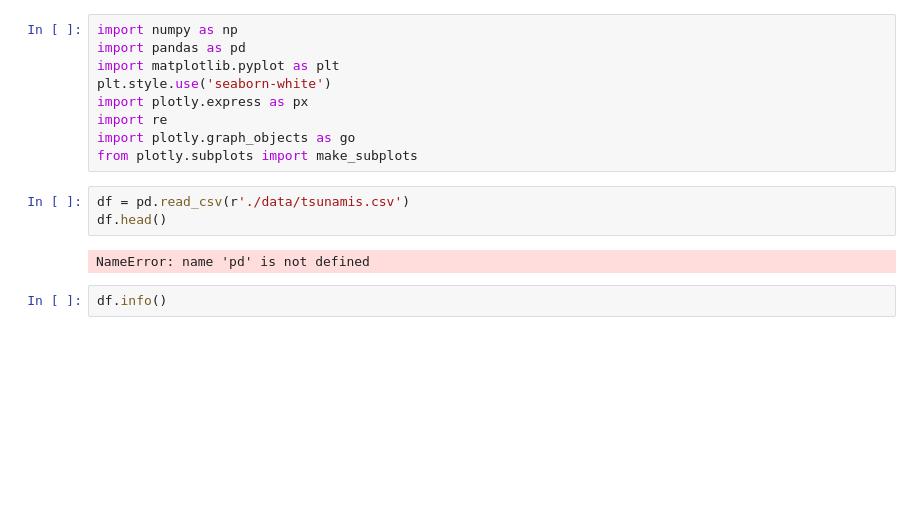
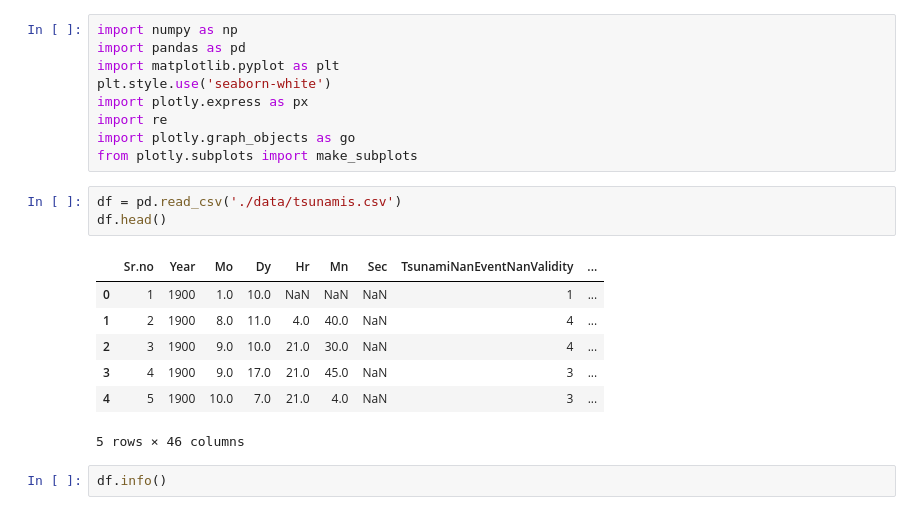
Before and after one commit to Mobrant/Tsunami, a Jupyter notebook: Tsunami analysis.ipynb, the cells around one changed output. Drawn from its saved outputs; the diff is of its cells as text; blank space fills up the shorter version.

Commit message:
change data path

```diff
--- a/Tsunami analysis.ipynb
+++ b/Tsunami analysis.ipynb
@@ -14,10 +14,16 @@ import re
 import plotly.graph_objects as go
 from plotly.subplots import make_subplots
 # %%
-df = pd.read_csv(r'./data/tsunamis.csv')
+df = pd.read_csv('./data/tsunamis.csv')
 df.head()
 # %% [output]
+|  | Sr.no | Year | Mo | Dy | Hr | Mn | Sec | TsunamiNanEventNanValidity | ... |
+| 0 | 1 | 1900 | 1.0 | 10.0 | NaN | NaN | NaN | 1 | ... |
+| 1 | 2 | 1900 | 8.0 | 11.0 | 4.0 | 40.0 | NaN | 4 | ... |
+| 2 | 3 | 1900 | 9.0 | 10.0 | 21.0 | 30.0 | NaN | 4 | ... |
+| 3 | 4 | 1900 | 9.0 | 17.0 | 21.0 | 45.0 | NaN | 3 | ... |
+| 4 | 5 | 1900 | 10.0 | 7.0 | 21.0 | 4.0 | NaN | 3 | ... |
-NameError: name 'pd' is not defined
+5 rows × 46 columns
 # %%
 df.info()
 # %% [output]
```
Also changed, not shown: parts of 1 cell of this notebook.
